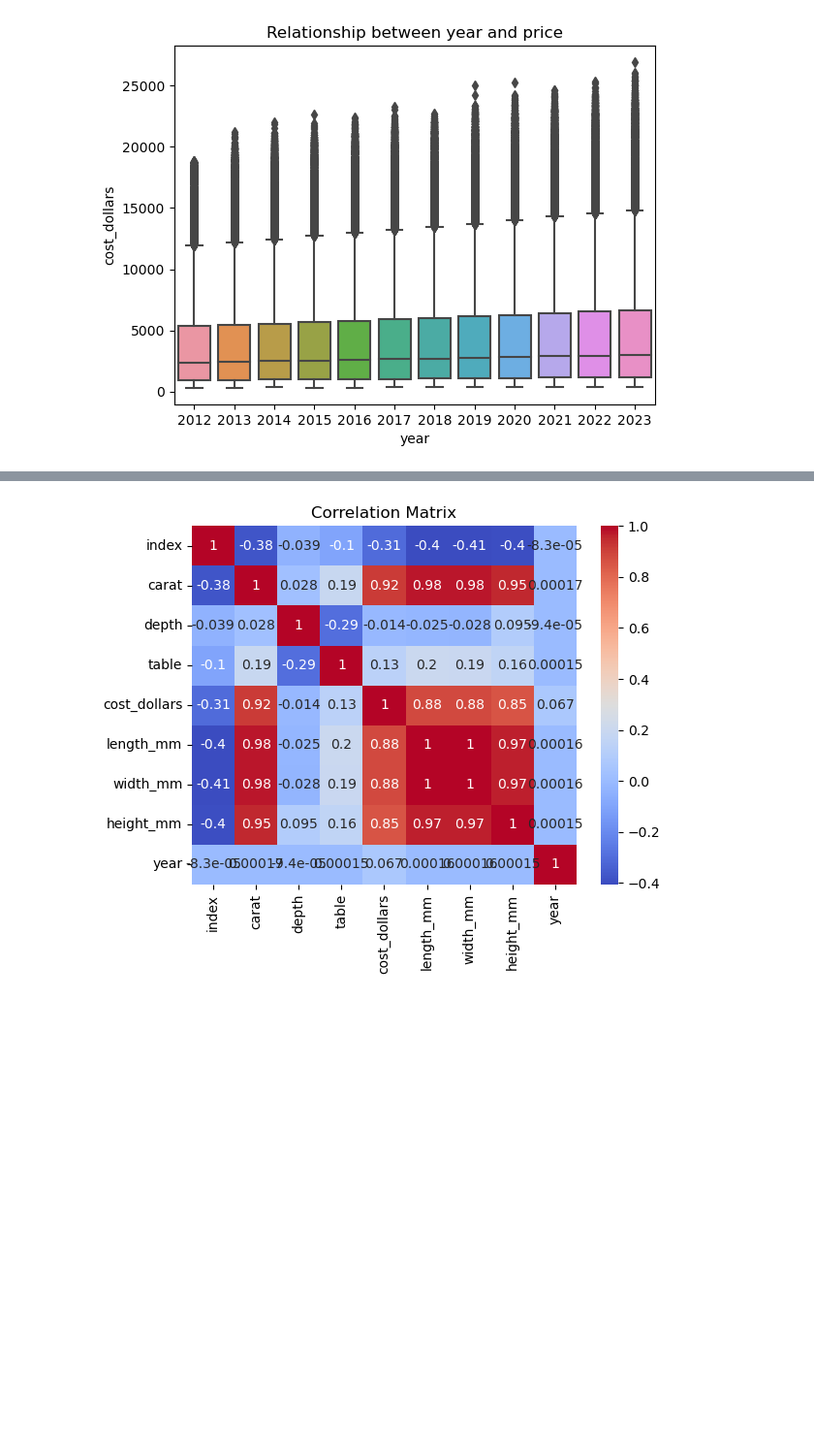
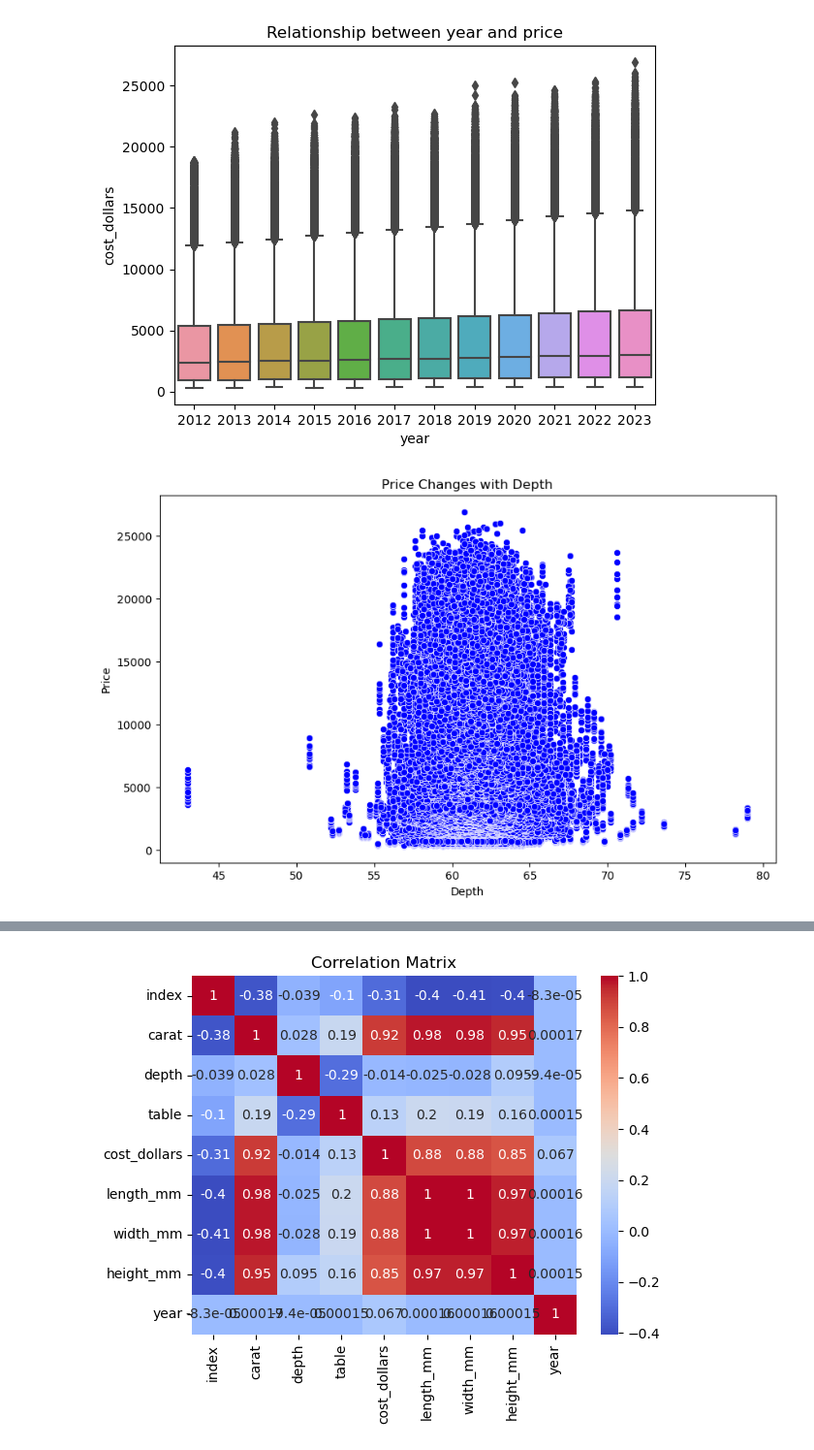
Before and after one commit to rhodanankabirwa/TechDiveProject, a Jupyter notebook: Tech_Drive_Project.ipynb, the cells around one changed output, grey strips where cells are left out. Shown at 97% size. Cells and saved outputs as stored; diff of their text form; code cells hidden in the pictures; blank space fills up the shorter version.

```diff
--- a/Tech_Drive_Project.ipynb
+++ b/Tech_Drive_Project.ipynb
@@ -558,9 +558,11 @@ plt.show()
 [figure]
 # %%
 # Create a scatter plot or line plot to visualize how the price changes with depth
-#plt.figure(figsize=(10, 6))
-#sns.lineplot(x='depth', y='cost_dollars', data=diamond_df_cleaned, marker='o', color='blue')
-#plt.title('Price Changes with Depth')
-#plt.xlabel('Depth')
-#plt.ylabel('Price')
-#plt.show()
+plt.figure(figsize=(10, 6))
+sns.scatterplot(x='depth', y='cost_dollars', data=diamond_df, marker='o', color='blue')
+plt.title('Price Changes with Depth')
+plt.xlabel('Depth')
+plt.ylabel('Price')
+plt.show()
+# %% [output]
+[figure, added]
```
Also changed, not shown: parts of 24 cells of this notebook.
